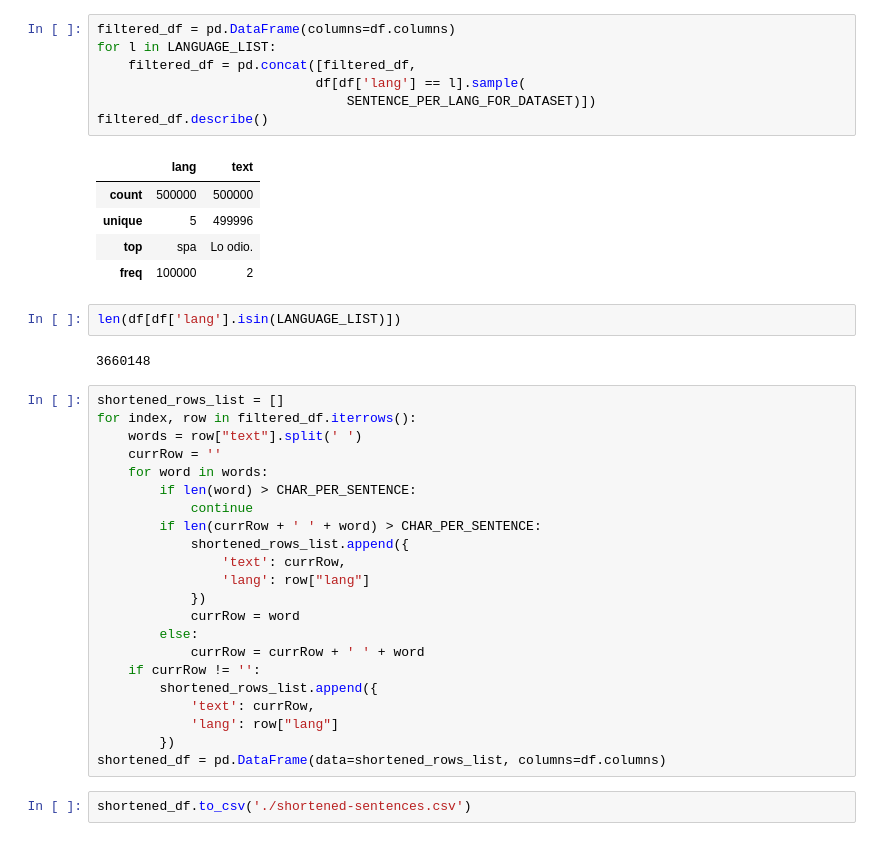
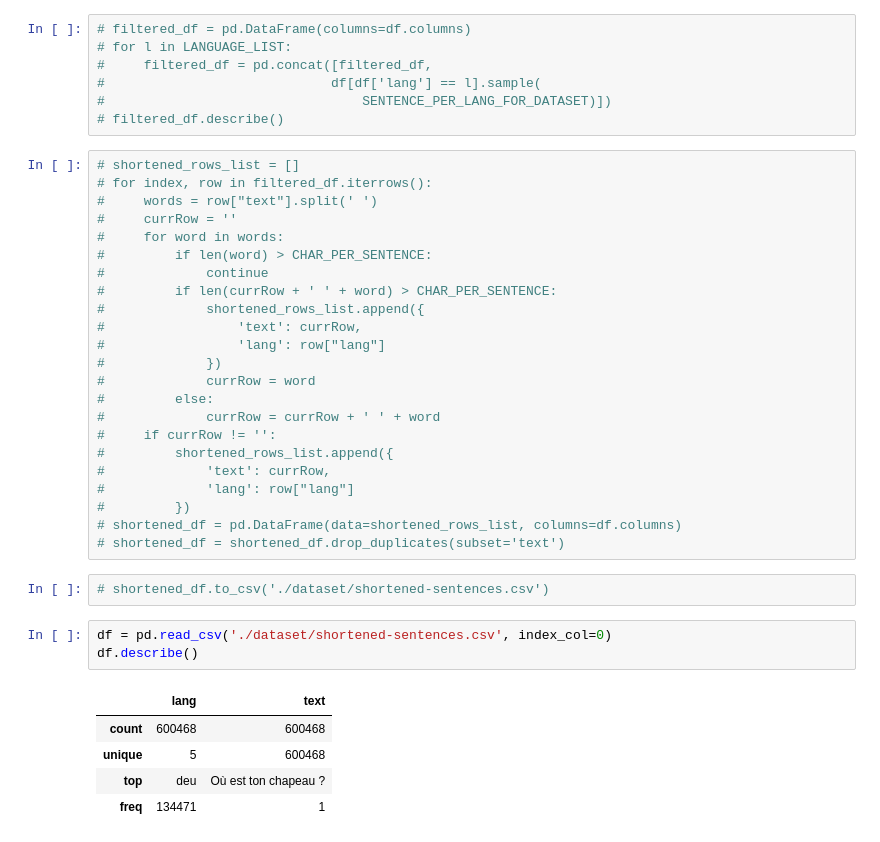
Before and after one commit to imdaredevil/language-detection, a Jupyter notebook: Apple's Bi-LSTM model.ipynb, the cells around one changed output. Drawn from its saved outputs; the diff is of its cells as text.

```diff
--- a/Apple's Bi-LSTM model.ipynb
+++ b/Apple's Bi-LSTM model.ipynb
@@ -13,41 +31,41 @@ CHAR_PER_SENTENCE = 50
 # %%
-filtered_df = pd.DataFrame(columns=df.columns)
-for l in LANGUAGE_LIST:
-    filtered_df = pd.concat([filtered_df,
-                            df[df['lang'] == l].sample(
-                                SENTENCE_PER_LANG_FOR_DATASET)])
-filtered_df.describe()
+# filtered_df = pd.DataFrame(columns=df.columns)
+# for l in LANGUAGE_LIST:
+#     filtered_df = pd.concat([filtered_df,
+#                             df[df['lang'] == l].sample(
+#                                 SENTENCE_PER_LANG_FOR_DATASET)])
+# filtered_df.describe()
-# %% [output]
-|  | lang | text |
-| count | 500000 | 500000 |
-| unique | 5 | 499996 |
-| top | spa | Lo odio. |
-| freq | 100000 | 2 |
-# %%
-len(df[df['lang'].isin(LANGUAGE_LIST)])
-# %% [output]
-3660148
 # %%
-shortened_rows_list = []
-for index, row in filtered_df.iterrows():
-    words = row["text"].split(' ')
-    currRow = ''
-    for word in words:
-        if len(word) > CHAR_PER_SENTENCE:
-            continue
-        if len(currRow + ' ' + word) > CHAR_PER_SENTENCE:
-            shortened_rows_list.append({
-                'text': currRow,
-                'lang': row["lang"]
-            })
-            currRow = word
-        else:
-            currRow = currRow + ' ' + word
-    if currRow != '':
-        shortened_rows_list.append({
-            'text': currRow,
-            'lang': row["lang"]
-        })
-shortened_df = pd.DataFrame(data=shortened_rows_list, columns=df.columns)
+# shortened_rows_list = []
+# for index, row in filtered_df.iterrows():
+#     words = row["text"].split(' ')
+#     currRow = ''
+#     for word in words:
+#         if len(word) > CHAR_PER_SENTENCE:
+#             continue
+#         if len(currRow + ' ' + word) > CHAR_PER_SENTENCE:
+#             shortened_rows_list.append({
+#                 'text': currRow,
+#                 'lang': row["lang"]
+#             })
+#             currRow = word
+#         else:
+#             currRow = currRow + ' ' + word
+#     if currRow != '':
+#         shortened_rows_list.append({
+#             'text': currRow,
+#             'lang': row["lang"]
+#         })
+# shortened_df = pd.DataFrame(data=shortened_rows_list, columns=df.columns)
+# shortened_df = shortened_df.drop_duplicates(subset='text')
-# %%
-shortened_df.to_csv('./shortened-sentences.csv')
+# %%
+# shortened_df.to_csv('./dataset/shortened-sentences.csv')
+# %%
+df = pd.read_csv('./dataset/shortened-sentences.csv', index_col=0)
+df.describe()
+# %% [output]
+|  | lang | text |
+| count | 600468 | 600468 |
+| unique | 5 | 600468 |
+| top | deu | Où est ton chapeau ? |
+| freq | 134471 | 1 |
```
Also changed, not shown: parts of 24 cells of this notebook.
